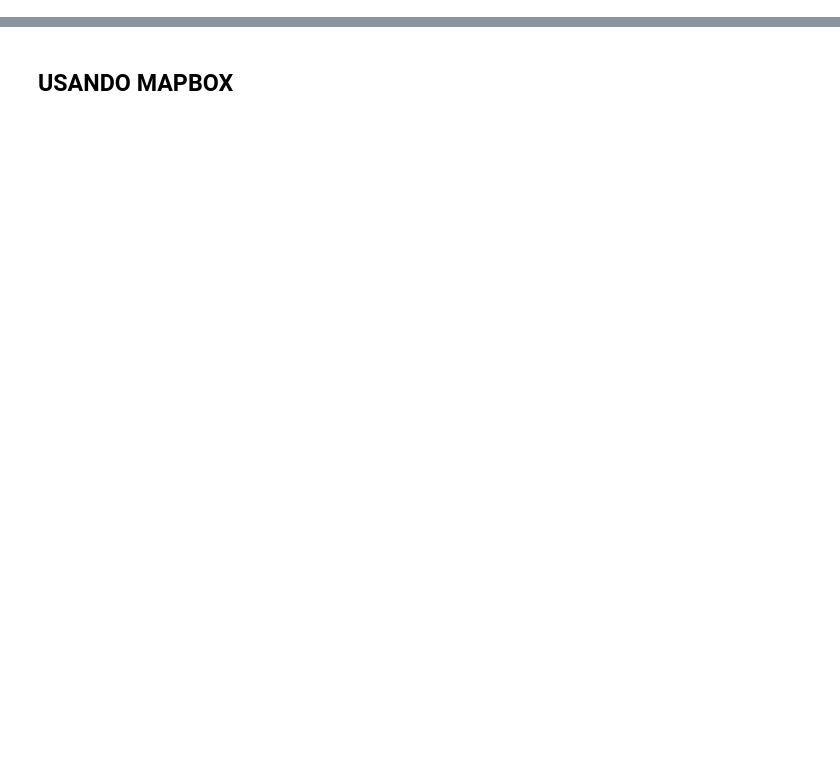
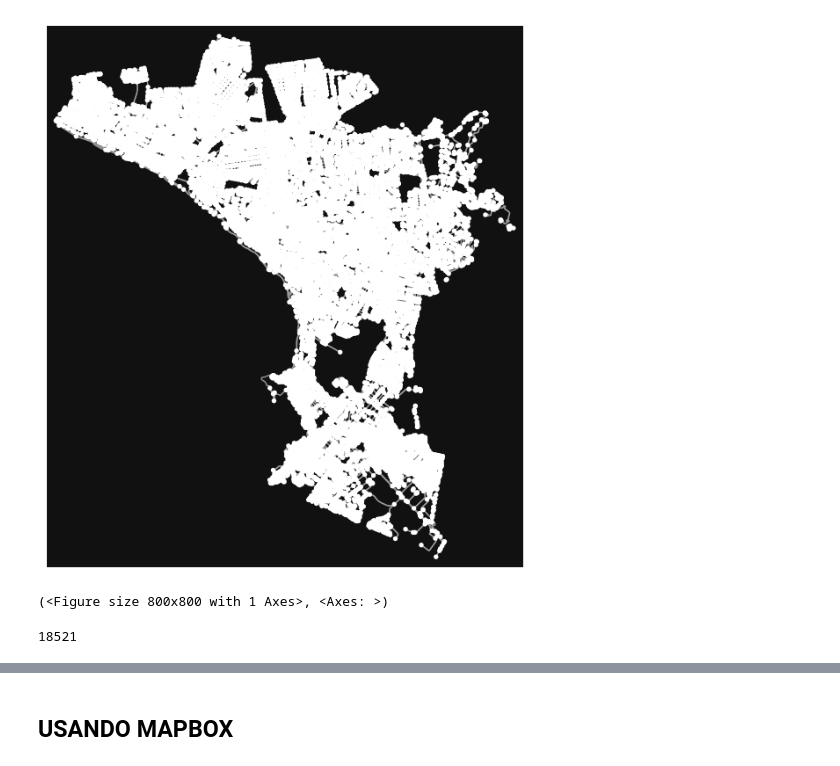
Before and after one commit to forestgump22/TP-AI, a Jupyter notebook: tp.ipynb, the cells around one changed output, grey strips where cells are left out. Cells and saved outputs as stored; diff of their text form; code cells hidden in the pictures; blank space fills up the shorter version.

Commit message:
Display Graph of Lima with traffic, recollecting data from API mapbox

```diff
--- a/tp.ipynb
+++ b/tp.ipynb
@@ -239,0 +187,55 @@ Traffic data added for route from Plaza Vea Chacarilla, Lima, Peru to Open Plaza
+# %%
+
+import heapq
+import math
+import requests
+import csv
+import time
+import osmnx as ox
+import networkx as nx
+import matplotlib.pyplot as plt
+from shapely.geometry import Point
+from geopy.geocoders import Nominatim
+from datetime import datetime
+
+
+# Descargar los límites (Lima Moderna)
+lima_moderna_places = ['San Miguel, Lima, Peru',
+                        'Magdalena del Mar, Lima, Peru',
+                        'Pueblo Libre, Lima, Peru',
+                        'Miraflores, Lima, Peru',
+                        'San Isidro, Lima, Peru',
+                        'Jesus Maria, Lima, Peru',
+                        'Breña, Lima, Peru',
+                        'Lince, Lima, Peru',
+                        'Barranco, Lima, Peru',
+                        'San Borja, Lima, Peru',
+                        'Santiago de Surco, Lima, Peru',
+                        'La Victoria, Lima, Peru',
+                        'Chorrillos, Lima, Peru',
+                        'Surquillo, Lima, Peru',
+                        ]
+
+lima_moderna_boundaries = ox.geocode_to_gdf(lima_moderna_places)
+
+G_lima = ox.graph_from_place('Lima Metropolitana, Peru', network_type='drive')
+
+def remove_nodes_outside_boundaries(G, boundaries_gdf):
+    nodes_to_remove = []
+    for node, data in G.nodes(data=True):
+        point = Point(data['x'], data['y'])
+        if not boundaries_gdf.geometry.contains(point).any():
+            nodes_to_remove.append(node)
+
+    G.remove_nodes_from(nodes_to_remove)
+
+remove_nodes_outside_boundaries(G_lima, lima_moderna_boundaries)
+
+ox.plot_graph(G_lima)
+# %% [output]
+[figure, added]
+(<Figure size 800x800 with 1 Axes>, <Axes: >)
+# %%
+print(len(G_lima.nodes))
+# %% [output]
+18521
```
Also changed, not shown: parts of 32 cells of this notebook, 5 other files.
